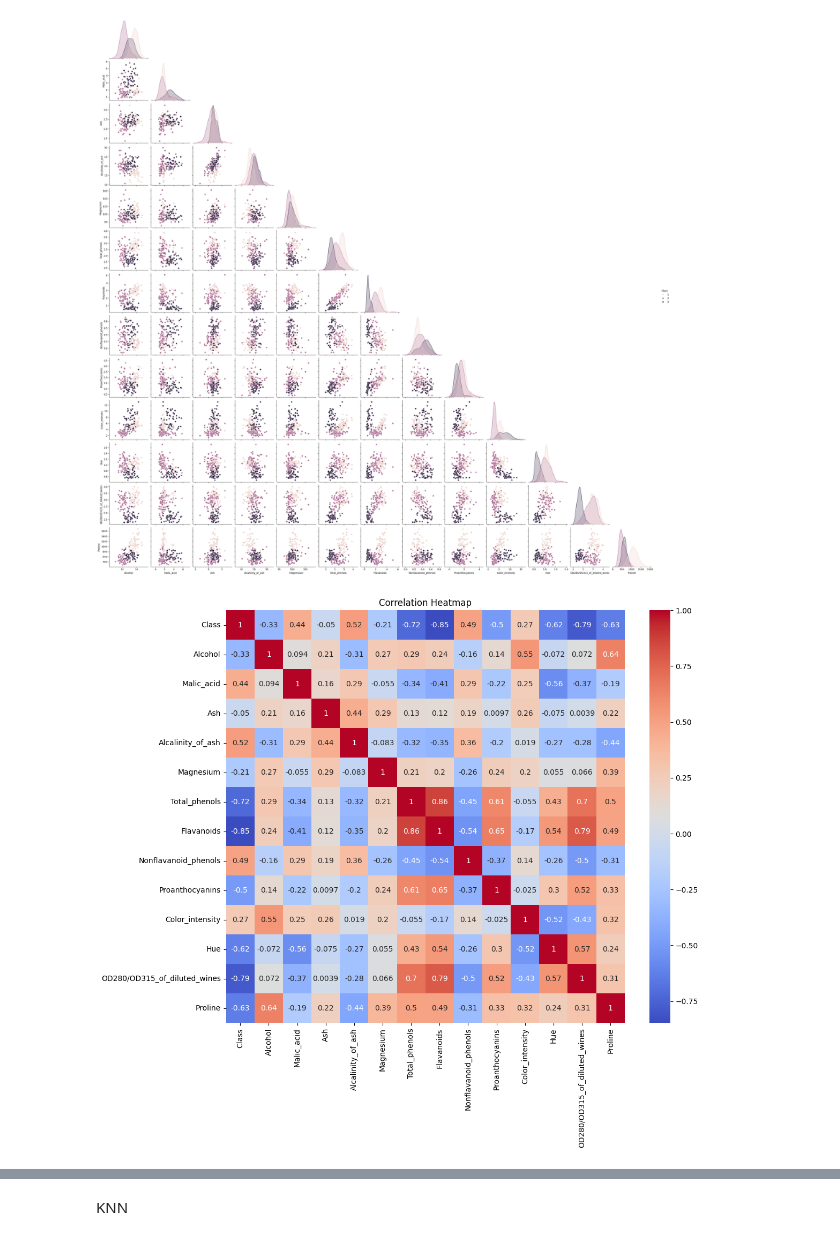
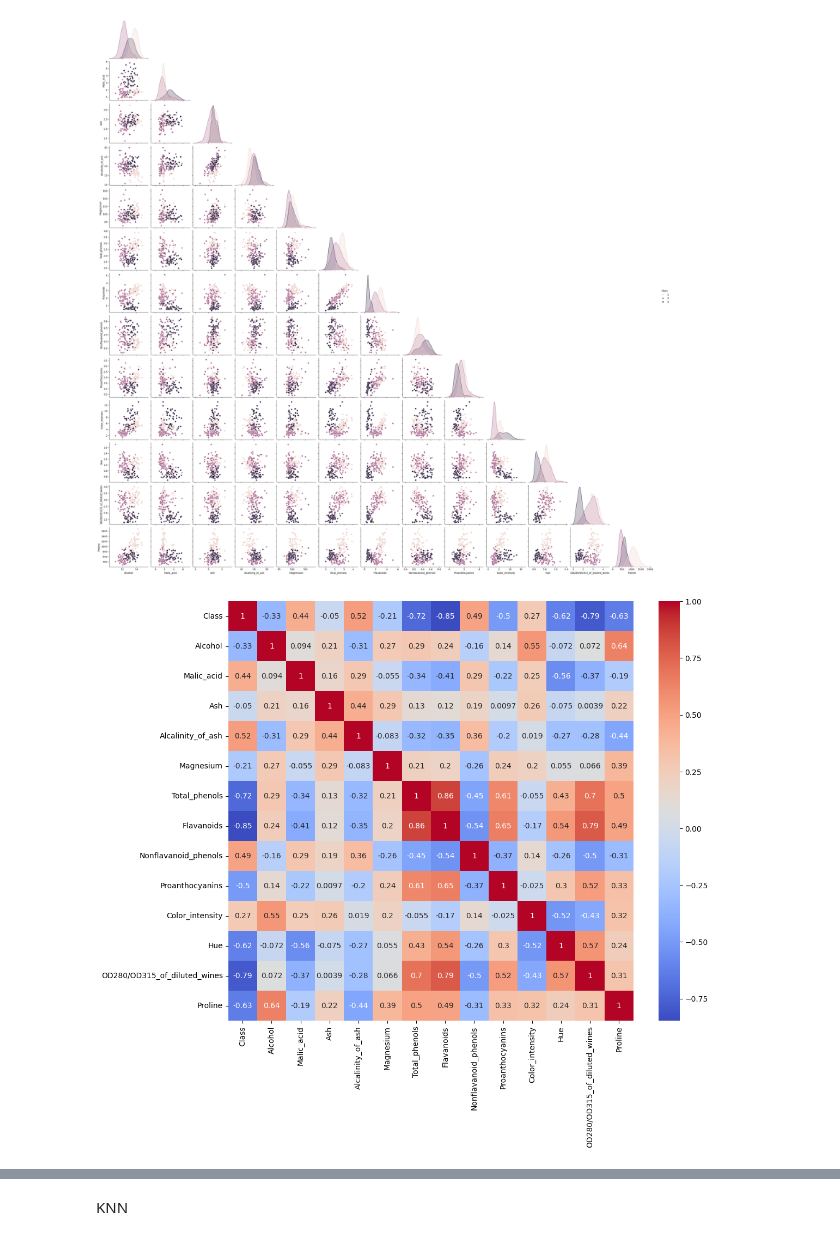
Before and after one commit to SinaShakoori/Wine-Type-Classification-Based-on-Chemical-Features, a Jupyter notebook: main.ipynb, the cells around one changed output, grey strips where cells are left out. Drawn from its saved outputs; the diff is of its cells as text; code cells hidden in the pictures.

```diff
--- a/main.ipynb
+++ b/main.ipynb
@@ -80,10 +82,9 @@ plt.show()
 # %%
 plt.figure(figsize=(12,10))
 sns.heatmap(dataset.corr(), annot=True, cmap='coolwarm')
-plt.title('Correlation Heatmap')
 plt.show()
 # %% [output]
-[figure, old version]
+[figure, new version]
 # %%
 X = dataset.drop('Class', axis=1)
 y = dataset['Class']
```
Also changed, not shown: parts of 17 cells of this notebook.
